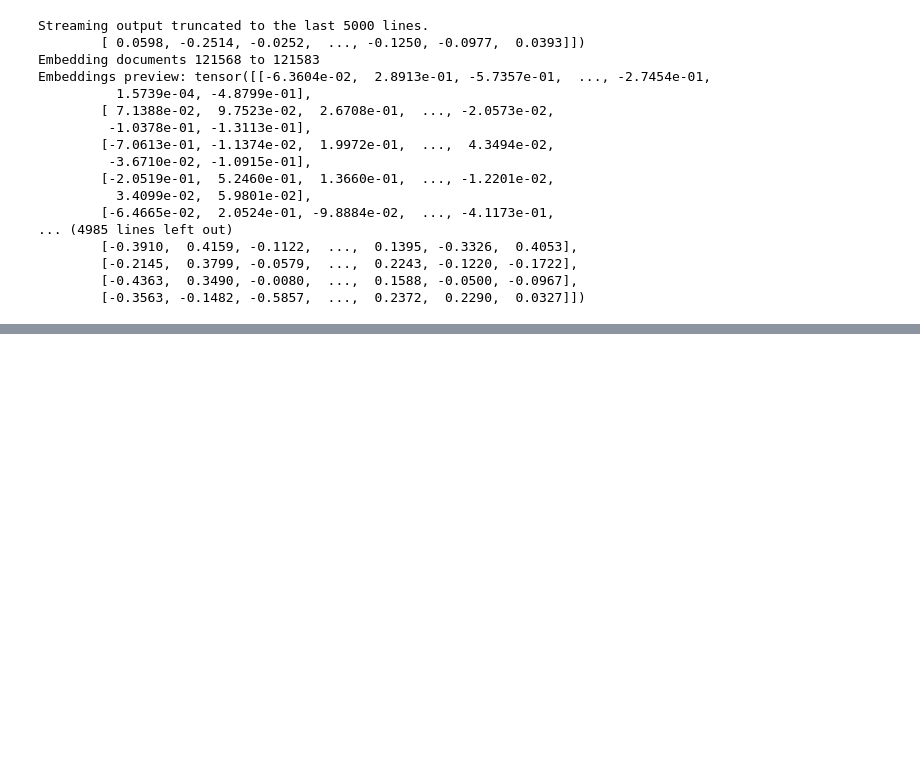
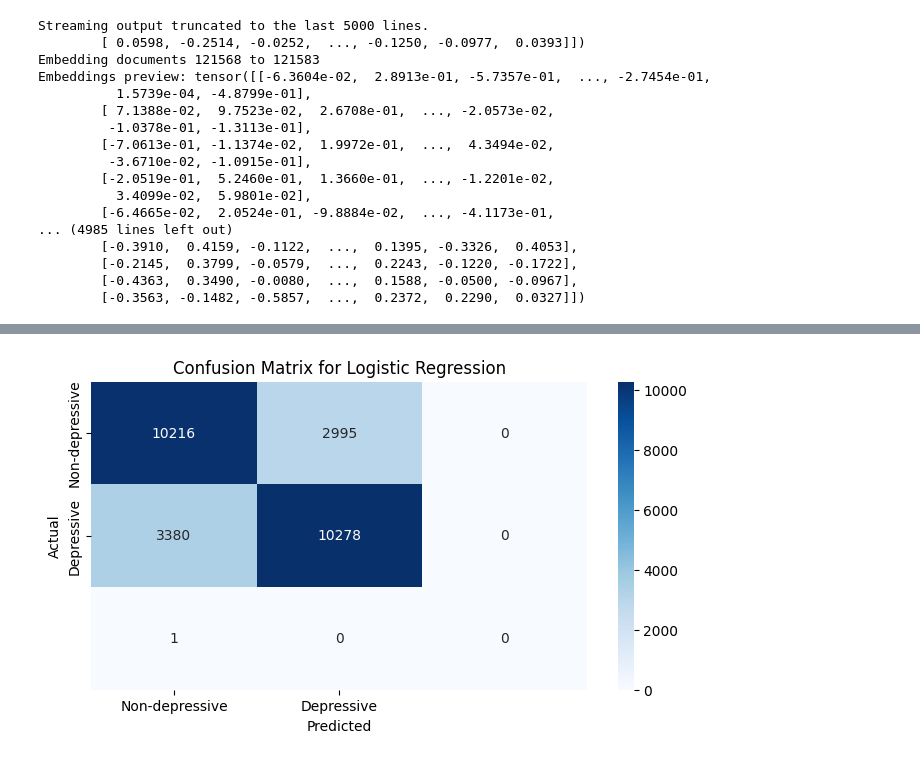
Before and after one commit to Rabbiyah/GenerativeAI-Assignment6-KSBL, a Jupyter notebook: RabbiyahSulman_GenAI_KSBL_Assignment6.ipynb, the cells around one changed output, grey strips where cells are left out. Saved outputs shown, nothing was run; the diff lists cells and outputs as text; code cells hidden in the pictures; blank space fills up the shorter version.

Commit message:
Binary Classification Using Logistic Regression

```diff
--- a/RabbiyahSulman_GenAI_KSBL_Assignment6.ipynb
+++ b/RabbiyahSulman_GenAI_KSBL_Assignment6.ipynb
@@ -174,0 +188,4 @@ Embeddings preview: tensor([[-6.3604e-02,  2.8913e-01, -5.7357e-01,  ..., -2.745
+# %%
+# Splitting the data into training and test sets
+result_df = pd.DataFrame({'text': text_lists, 'sentiment': df['sentiment']})
+X_train, X_test, y_train, y_test = train_test_split(embeddings, result_df['sentiment'], test_size=0.2, random_state=42)
@@ -174,0 +194,4 @@ Embeddings preview: tensor([[-6.3604e-02,  2.8913e-01, -5.7357e-01,  ..., -2.745
+# %%
+# Training a binary classifier using Logistic Regression
+classifier = LogisticRegression(max_iter=1000)
+classifier.fit(X_train, y_train)
@@ -174,0 +200,5 @@ Embeddings preview: tensor([[-6.3604e-02,  2.8913e-01, -5.7357e-01,  ..., -2.745
+# %%
+# Predicting and evaluating
+y_pred = classifier.predict(X_test)
+print(f"Classification Report for Logistic Regression: \n")
+print(classification_report(y_test, y_pred))
@@ -174,0 +216,10 @@ Embeddings preview: tensor([[-6.3604e-02,  2.8913e-01, -5.7357e-01,  ..., -2.745
+# %%
+cm = confusion_matrix(y_test, y_pred)
+plt.figure(figsize=(8, 4))
+sns.heatmap(cm, annot=True, fmt='d', cmap='Blues', xticklabels=['Non-depressive', 'Depressive'], yticklabels=['Non-depressive', 'Depressive'])
+plt.xlabel('Predicted')
+plt.ylabel('Actual')
+plt.title(f'Confusion Matrix for Logistic Regression')
+plt.show()
+# %% [output]
+[figure, added]
```
Also changed, not shown: parts of 6 cells of this notebook.
